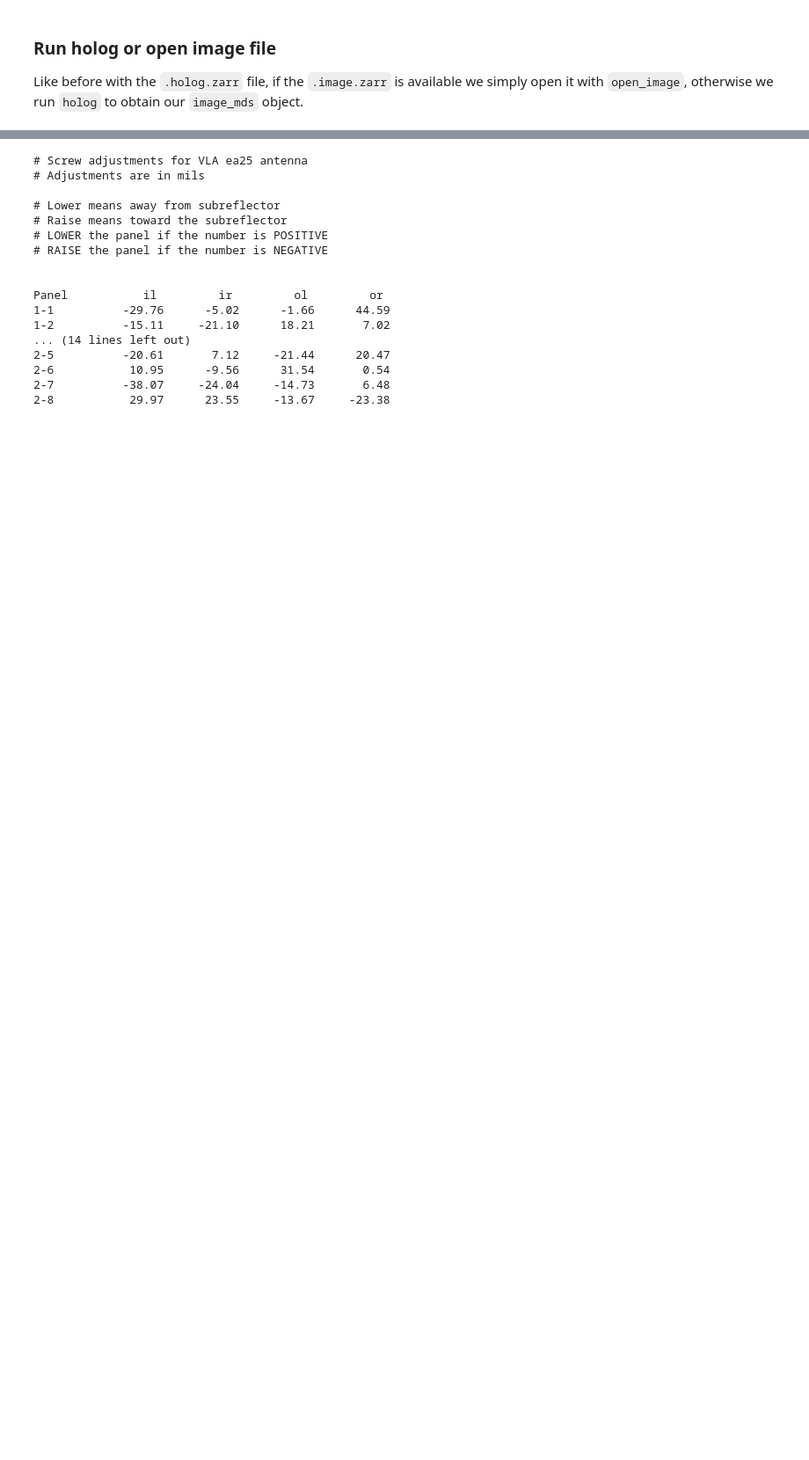
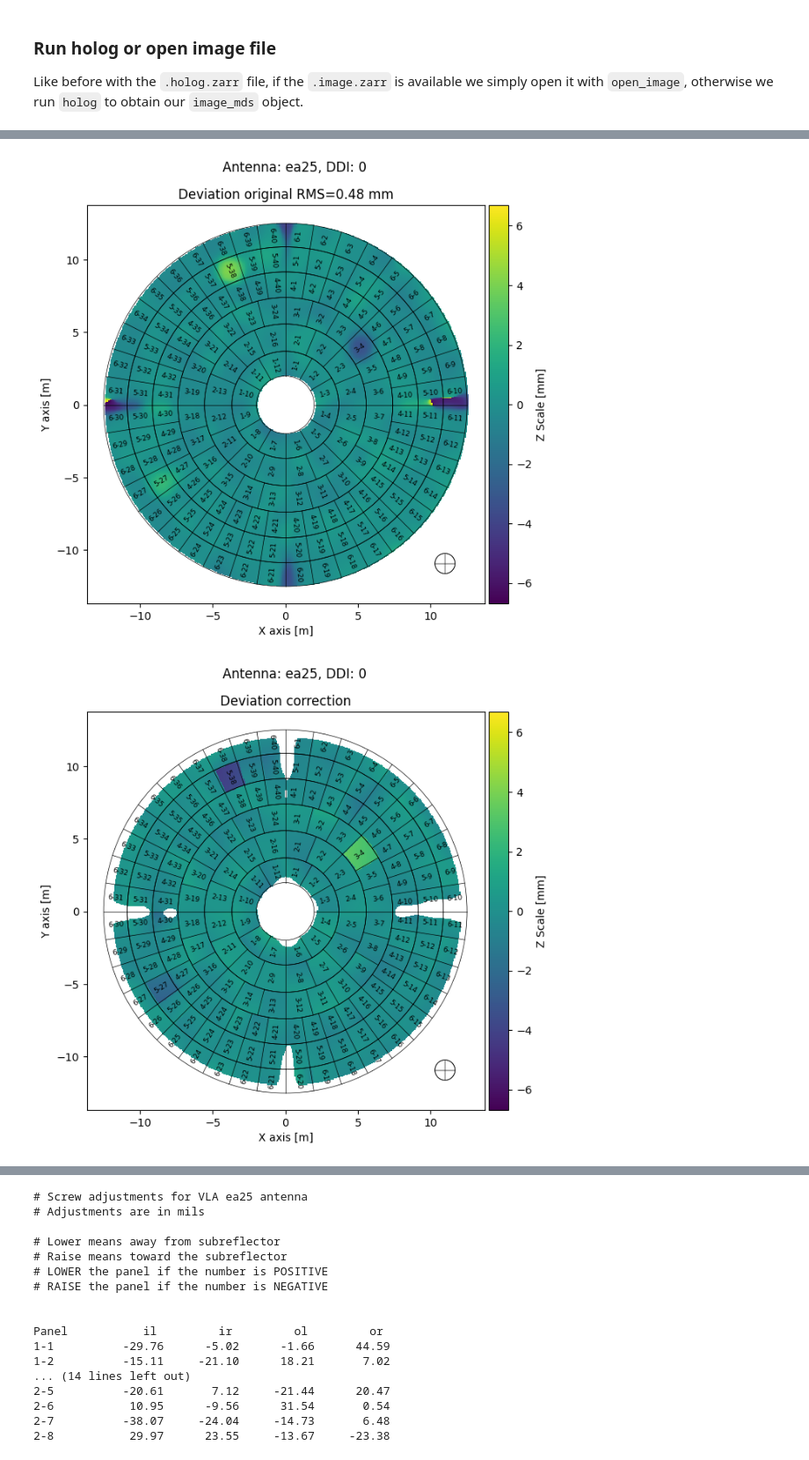
Before and after one commit to casangi/astrohack, a Jupyter notebook: docs/visualization_tutorial.ipynb, the cells around one changed output, grey strips where cells are left out. Shown at 88% size. Cells and saved outputs as stored; diff of their text form; code cells hidden in the pictures; blank space fills up the shorter version.

```diff
--- a/docs/visualization_tutorial.ipynb
+++ b/docs/visualization_tutorial.ipynb
@@ -357,0 +389,10 @@ Attributes:
+# %%
+panel_mds.plot_antennae(panel_exports,           # Directory to contain the plot and text file
+                        ant_id='ea25',           # Plotting Antenna ea25
+                        ddi=0,                   # Plotting DDI 0
+                        plot_type='deviation',   # Do deviation plots only
+                        plot_screws=False,       # Not plotting screw positions
+                        parallel=False,          # Don't do plots in parallel
+                        display=True             # Display plots below
+                       )
+# %% [output]
@@ -357,0 +401,2 @@ Attributes:
+[figure, added]
+[figure, added]
```
Also changed, not shown: parts of 55 cells of this notebook.
